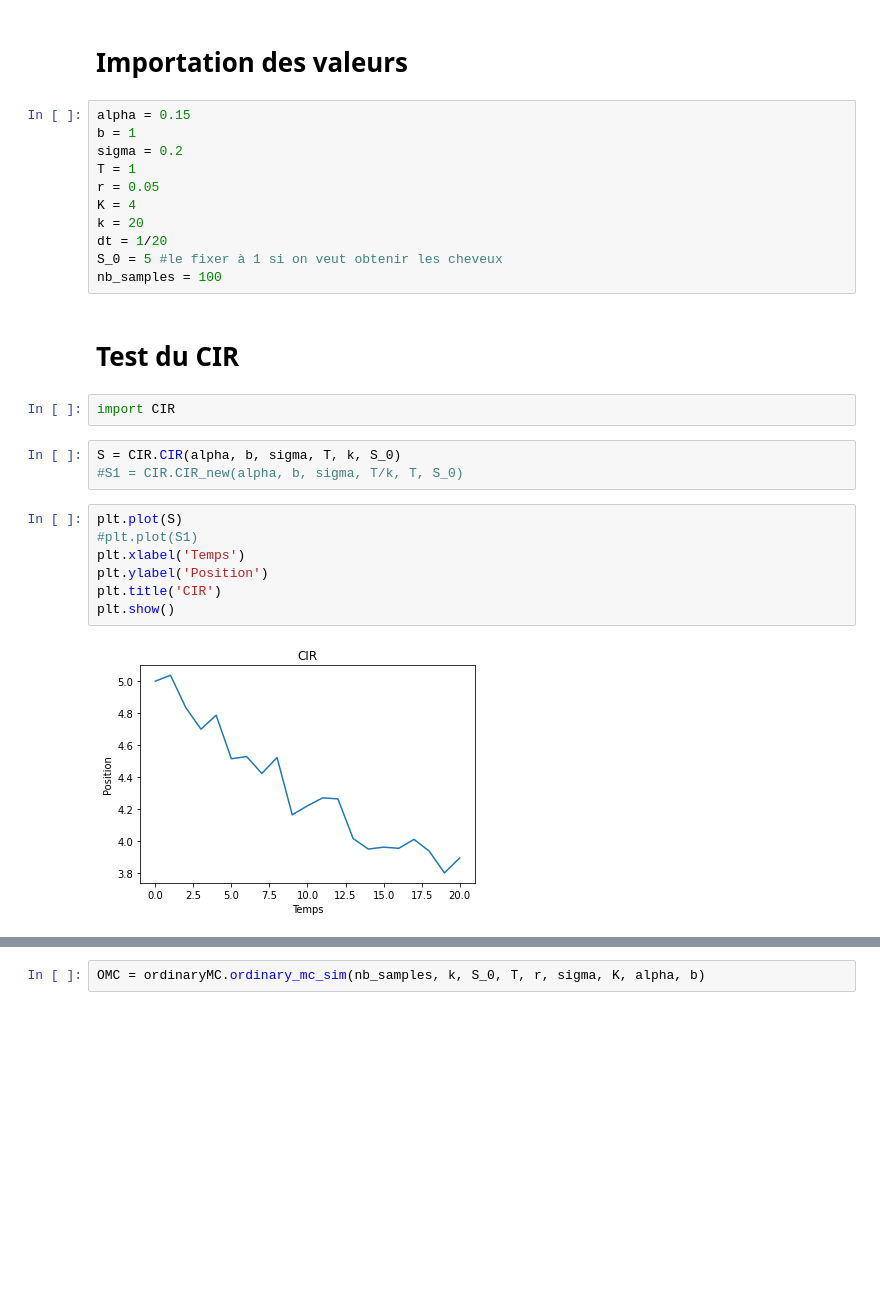
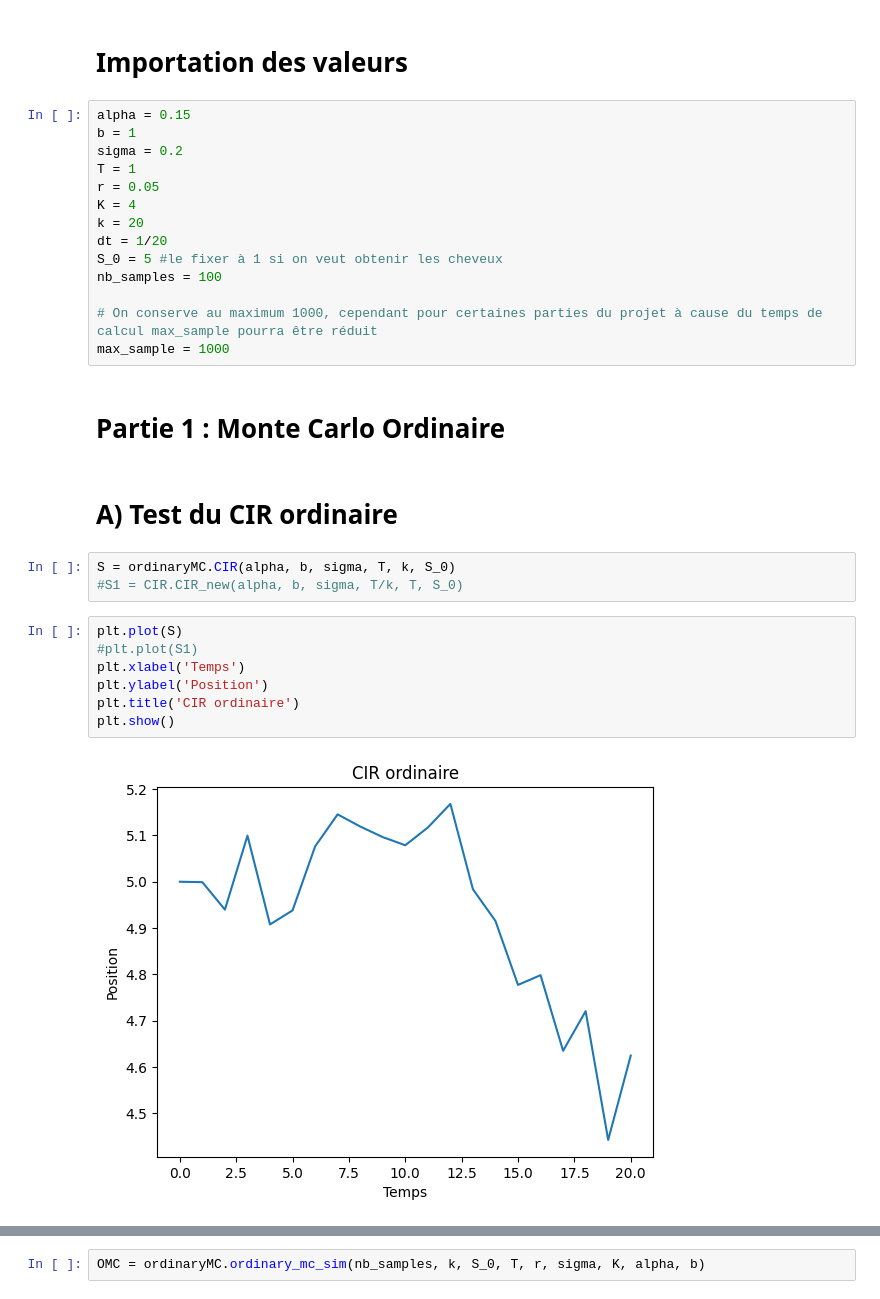
Before and after one commit to Thomasaujoux/Monte_Carlo_Option_Pricing, a Jupyter notebook: main.ipynb, the cells around one changed output, grey strips where cells are left out. Cells and saved outputs as stored; diff of their text form; blank space fills up the shorter version.

```diff
--- a/main.ipynb
+++ b/main.ipynb
@@ -16,20 +25,23 @@ k = 20
 dt = 1/20
 S_0 = 5 #le fixer à 1 si on veut obtenir les cheveux
 nb_samples = 100
+
+# On conserve au maximum 1000, cependant pour certaines parties du projet à cause du temps de calcul max_sample pourra être réduit
+max_sample = 1000
 # %% [markdown]
-# Test du CIR
+# Partie 1 : Monte Carlo Ordinaire
-# %%
-import CIR
+# %% [markdown]
+# A) Test du CIR ordinaire
 # %%
-S = CIR.CIR(alpha, b, sigma, T, k, S_0)
+S = ordinaryMC.CIR(alpha, b, sigma, T, k, S_0)
 #S1 = CIR.CIR_new(alpha, b, sigma, T/k, T, S_0)
 # %%
 plt.plot(S)
 #plt.plot(S1)
 plt.xlabel('Temps')
 plt.ylabel('Position')
-plt.title('CIR')
+plt.title('CIR ordinaire')
 plt.show()
 # %% [output]
-[figure, old version]
+[figure, new version]
 # %%
```
Also changed, not shown: parts of 66 cells of this notebook, 7 other files.
